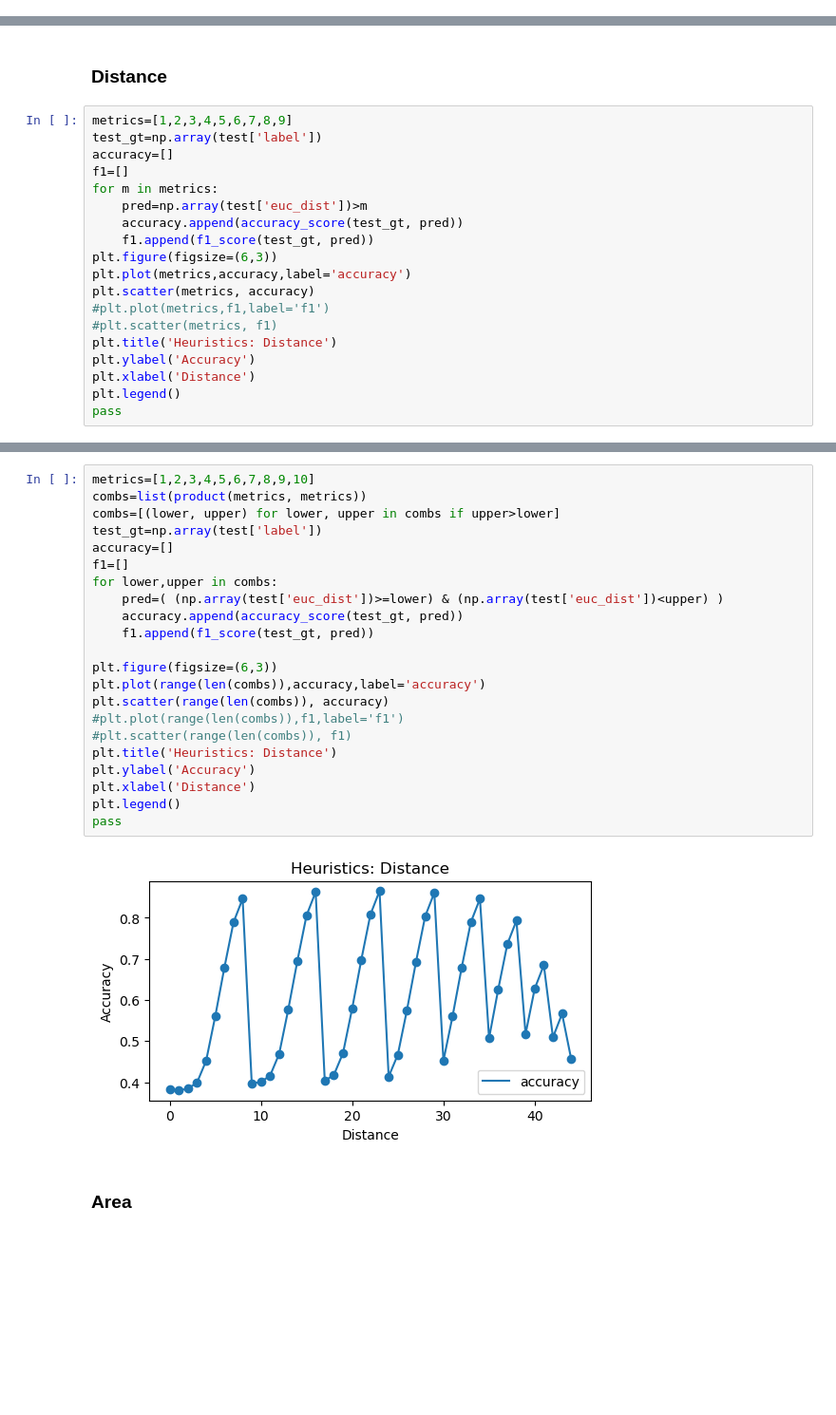
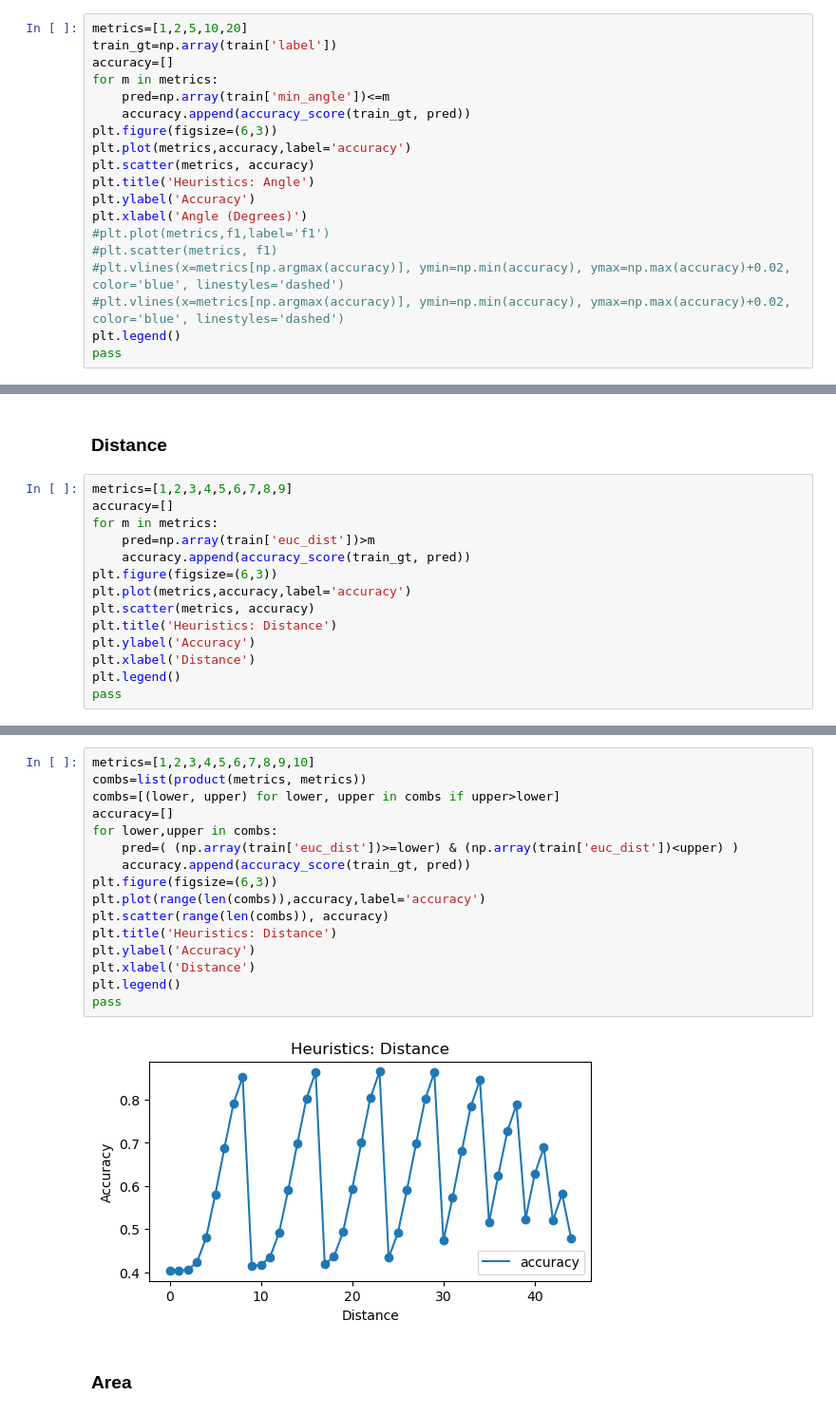
Before and after one commit to BeanHam/2024-spatial-data-integration, a Jupyter notebook: inference_results/heuristics.ipynb, the cells around one changed output, grey strips where cells are left out. Shown at 95% size. Saved outputs shown, nothing was run; the diff lists cells and outputs as text; blank space fills up the shorter version.

```diff
--- a/inference_results/heuristics.ipynb
+++ b/inference_results/heuristics.ipynb
@@ -40,0 +17,19 @@ pass
+# %%
+metrics=[1,2,5,10,20]
+train_gt=np.array(train['label'])
+accuracy=[]
+for m in metrics:
+    pred=np.array(train['min_angle'])<=m
+    accuracy.append(accuracy_score(train_gt, pred))
+plt.figure(figsize=(6,3))
+plt.plot(metrics,accuracy,label='accuracy')
+plt.scatter(metrics, accuracy)
+plt.title('Heuristics: Angle')
+plt.ylabel('Accuracy')
+plt.xlabel('Angle (Degrees)')
+#plt.plot(metrics,f1,label='f1')
+#plt.scatter(metrics, f1)
+#plt.vlines(x=metrics[np.argmax(accuracy)], ymin=np.min(accuracy), ymax=np.max(accuracy)+0.02, color='blue', linestyles='dashed')
+#plt.vlines(x=metrics[np.argmax(accuracy)], ymin=np.min(accuracy), ymax=np.max(accuracy)+0.02, color='blue', linestyles='dashed')
+plt.legend()
+pass
@@ -42,18 +39,13 @@ pass
 ### Distance
 # %%
 metrics=[1,2,3,4,5,6,7,8,9]
-test_gt=np.array(test['label'])
 accuracy=[]
-f1=[]
 for m in metrics:
-    pred=np.array(test['euc_dist'])>m
-    accuracy.append(accuracy_score(test_gt, pred))
-    f1.append(f1_score(test_gt, pred))
+    pred=np.array(train['euc_dist'])>m
+    accuracy.append(accuracy_score(train_gt, pred))
 plt.figure(figsize=(6,3))
 plt.plot(metrics,accuracy,label='accuracy')
 plt.scatter(metrics, accuracy)
-#plt.plot(metrics,f1,label='f1')
-#plt.scatter(metrics, f1)
 plt.title('Heuristics: Distance')
 plt.ylabel('Accuracy')
 plt.xlabel('Distance')
@@ -64,27 +56,21 @@ pass
 # %%
 metrics=[1,2,3,4,5,6,7,8,9,10]
 combs=list(product(metrics, metrics))
 combs=[(lower, upper) for lower, upper in combs if upper>lower]
-test_gt=np.array(test['label'])
 accuracy=[]
-f1=[]
 for lower,upper in combs:
-    pred=( (np.array(test['euc_dist'])>=lower) & (np.array(test['euc_dist'])<upper) )
-    accuracy.append(accuracy_score(test_gt, pred))
-    f1.append(f1_score(test_gt, pred))
-
+    pred=( (np.array(train['euc_dist'])>=lower) & (np.array(train['euc_dist'])<upper) )
+    accuracy.append(accuracy_score(train_gt, pred))
 plt.figure(figsize=(6,3))
 plt.plot(range(len(combs)),accuracy,label='accuracy')
 plt.scatter(range(len(combs)), accuracy)
-#plt.plot(range(len(combs)),f1,label='f1')
-#plt.scatter(range(len(combs)), f1)
 plt.title('Heuristics: Distance')
 plt.ylabel('Accuracy')
 plt.xlabel('Distance')
 plt.legend()
 pass
 # %% [output]
-[figure, old version]
+[figure, new version]
 # %% [markdown]
 ### Area
 # %%
```
Also changed, not shown: parts of 7 cells of this notebook, 2 other files.
